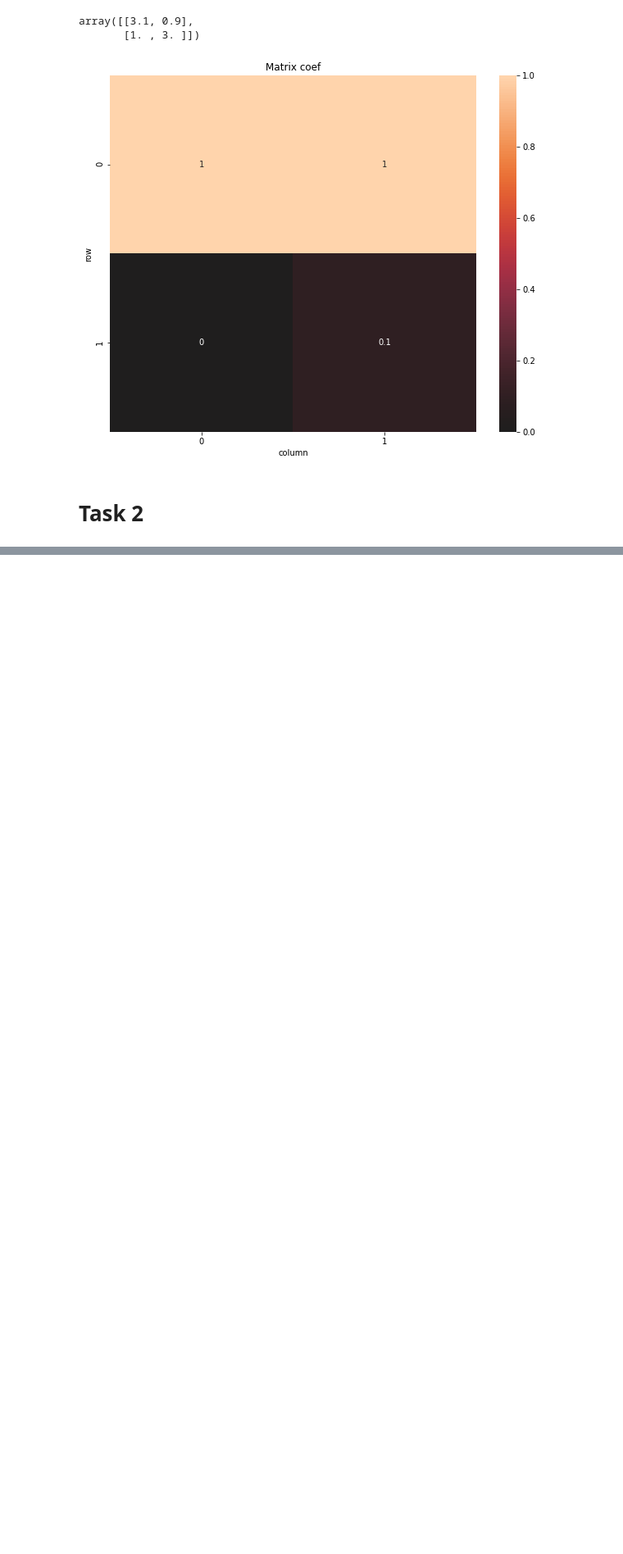
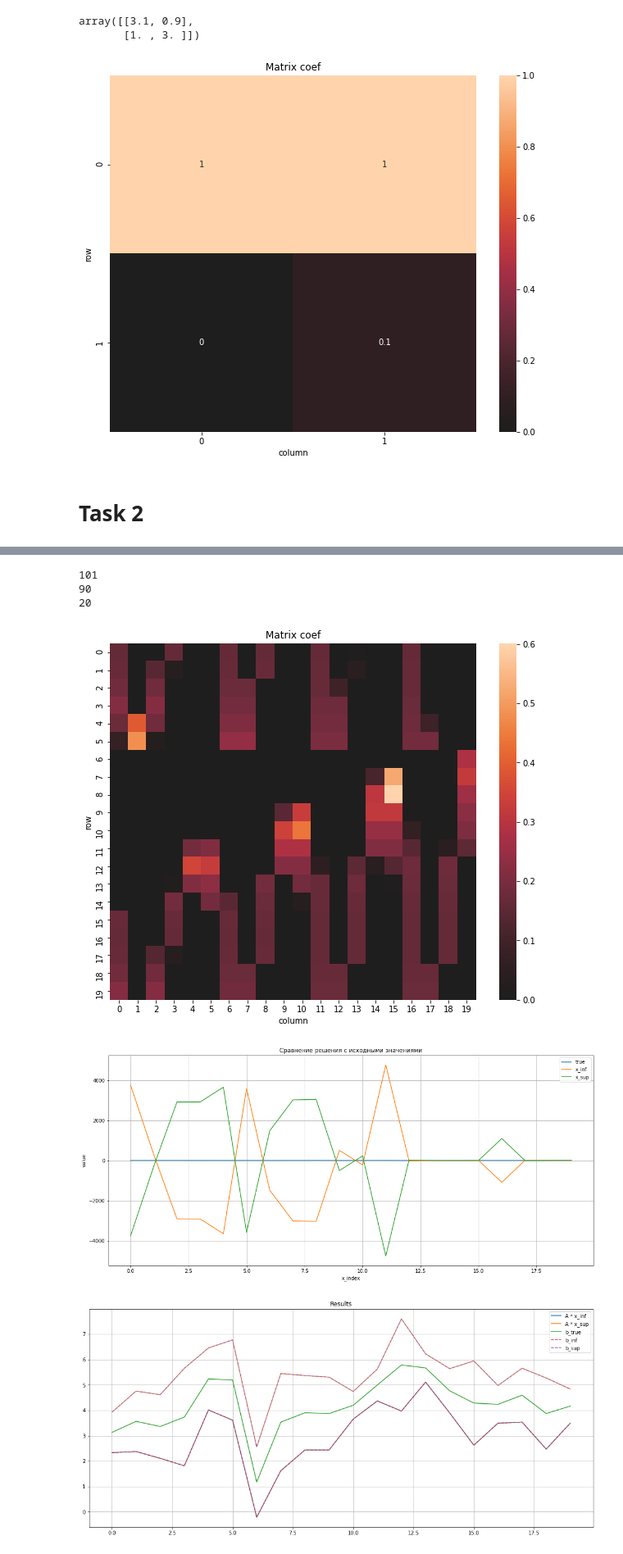
Before and after one commit to mitenevav/computer_complex, a Jupyter notebook: lab5/lab5.ipynb, the cells around one changed output, grey strips where cells are left out. Shown: that part at 82% size. Cells and saved outputs as stored; diff of their text form; code cells hidden in the pictures; blank space fills up the shorter version.

```diff
--- a/lab5/lab5.ipynb
+++ b/lab5/lab5.ipynb
@@ -131,0 +179,38 @@ for file in inputs:
+# %%
+def graphs2(x, x_sup, x_inf, A, b_inf, b_sup):
+    plt.figure(figsize=(18, 8))
+    plt.plot(np.dot(A, x_inf), label='A * x_inf')
+    plt.plot(np.dot(A, x_sup), label='A * x_sup')
+    plt.plot(np.dot(A, x), label='b_true')
+    plt.plot(b_inf, label='b_inf', ls='--')
+    plt.plot(b_sup, label='b_sup', ls='--')
+    plt.legend()
+    plt.title('Results')
+    plt.grid()
+    plt.show()
+# %%
+def solve2(matrix, size=25):
+
+    A = find_matrix(matrix, size)
+
+
+    heatMap(A)
+
+    b_inf, b_sup, x = generate_right_part(A)
+
+
+    x_inf, x_sup = (solve(A, b_inf, b_sup))
+
+    graphs(x, x_inf, x_sup)
+
+    graphs2(x, x_sup, x_inf, A, b_inf, b_sup)
+# %%
+A = np.loadtxt(inputs[1])
+solve2(A)
+# %% [output]
+101
+90
+20
+[figure, added]
+[figure, added]
+[figure, added]
```
Also changed, not shown: parts of 7 cells of this notebook.
